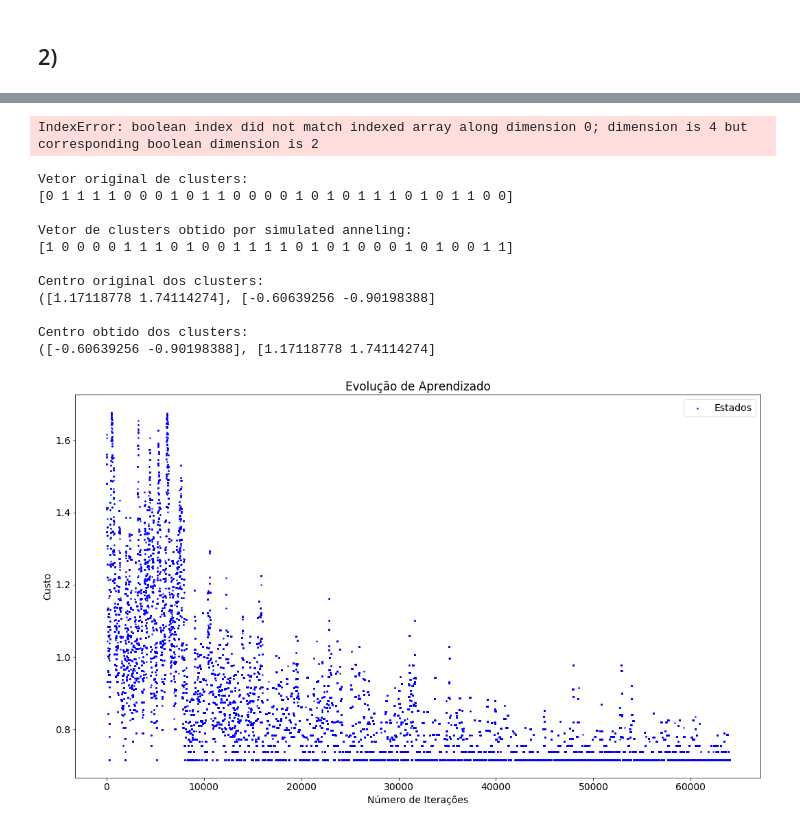
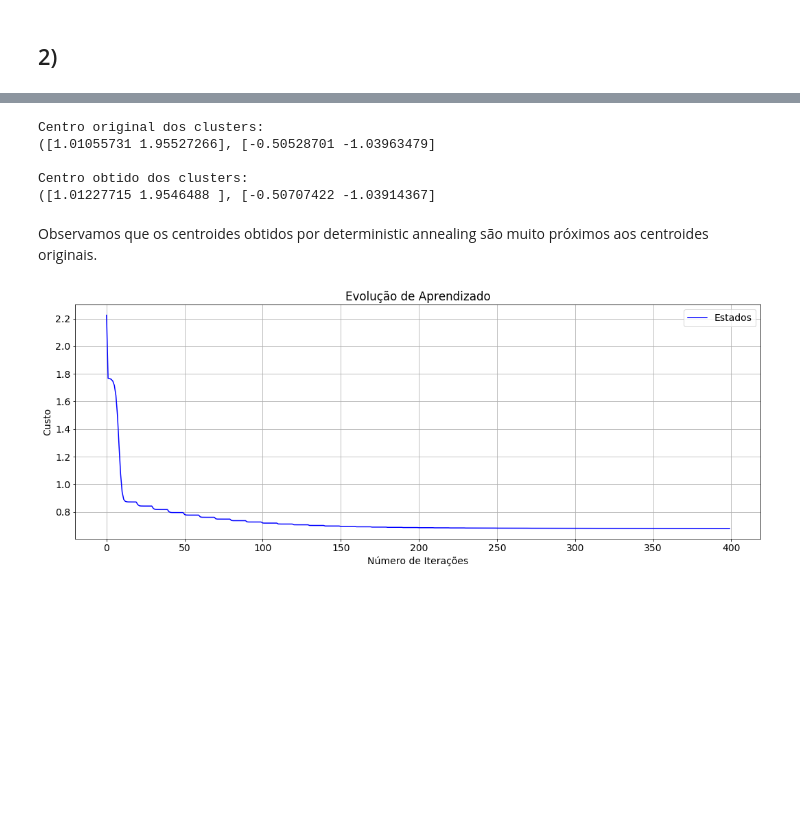
Before and after one commit to brenoarosa/cpe723, a Jupyter notebook: Lista 3.ipynb, the cells around one changed output, grey strips where cells are left out. Saved outputs shown, nothing was run; the diff lists cells and outputs as text; code cells hidden in the pictures; blank space fills up the shorter version.

```diff
--- a/Lista 3.ipynb
+++ b/Lista 3.ipynb
@@ -340,5 +267,16 @@ A função custo será a distância geométrica entre o ponto e o centro do seu
 # %%
-def clustering_deterministic_anneling(X, n_clusters, J, N, K, t0, alpha=0.9):
+def J(X, Y):
+    """
+    Calcula norma l2 média entre ponto e centro do cluster
+    """
+    d = np.zeros((Y.shape[0], X.shape[0])) # distance between point and clusters
+    for i, y in enumerate(Y):
+        d[i, :] = np.sqrt(((X - y)**2).sum(axis=1))
+
+    return d
+
+
+def clustering_deterministic_anneling(X, n_clusters, J, N, K, t0, alpha=0.95):
     """
     X: posição dos pontos
     n_clusters: número de clusters
@@ -351,9 +289,9 @@ def clustering_deterministic_anneling(X, n_clusters, J, N, K, t0, alpha=0.9):
 
     sample_size = X.shape[0]
 
-    S = np.zeros((K*N+1, n_clusters, 2), dtype=int) # matriz de historico dos clusters
+    S = np.zeros((K*N+1, n_clusters, 2), dtype=float) # matriz de historico dos clusters
+    D = np.zeros((K*N), dtype=float) # matriz de historico dos custos
     Y = np.random.normal(0, 1, size=(n_clusters, 2)) # estado inicial
-    print(Y)
     S[0, :, :] = Y.copy()
 
     idx = 0
@@ -362,12 +300,11 @@ def clustering_deterministic_anneling(X, n_clusters, J, N, K, t0, alpha=0.9):
         for _ in range(N):
             cost = J(X, Y)
 
-            Z = np.exp(-cost / T).sum(axis=0)
+            Z = np.exp(-cost / t).sum(axis=0)
 
-            py_given_x = np.exp(-cost / T) / Z
+            py_given_x = np.exp(-cost / t) / Z
 
-            D = (py_given_x * cost).sum() / len(X)
-            print(D)
+            D[idx] = (py_given_x * cost).sum() / len(X)
 
             py = py_given_x.sum(axis=1)
 
@@ -378,7 +315,6 @@ def clustering_deterministic_anneling(X, n_clusters, J, N, K, t0, alpha=0.9):
             idx += 1
 
     # Retorna historico de estados
-    print(Y)
-    return S
+    return S, D
 # %%
-S = clustering_deterministic_anneling(X, n_clusters=2, J=J, N=15, K=1000, t0=100)
+S, J_hist = clustering_deterministic_anneling(X, n_clusters=2, J=J, N=10, K=40, t0=1)
@@ -420,6 +320,0 @@ y_hat = Y_hat[-1, :, :]
-# %%
-c_hat = np.zeros((2,2))
-for i, cluster in enumerate(np.unique(y_hat)):
-    c_hat[i, :] = X[y_hat== cluster].mean(axis=0)
-# %% [output]
-IndexError: boolean index did not match indexed array along dimension 0; dimension is 4 but corresponding boolean dimension is 2
@@ -426,43 +323,28 @@ IndexError: boolean index did not match indexed array along dimension 0; dimensi
 # %%
-print(f"Vetor original de clusters:\n{y}\n")
-print(f"Vetor de clusters obtido por simulated anneling:\n{y_hat}\n")
 print(f"Centro original dos clusters:\n({c[0,:]}, {c[1,:]}\n")
-print(f"Centro obtido dos clusters:\n({c_hat[0,:]}, {c_hat[1,:]}")
+print(f"Centro obtido dos clusters:\n({y_hat[0,:]}, {y_hat[1,:]}")
 # %% [output]
-Vetor original de clusters:
-[0 1 1 1 1 0 0 0 1 0 1 1 0 0 0 0 1 0 1 0 1 1 1 0 1 0 1 1 0 0]
-
-Vetor de clusters obtido por simulated anneling:
-[1 0 0 0 0 1 1 1 0 1 0 0 1 1 1 1 0 1 0 1 0 0 0 1 0 1 0 0 1 1]
-
 Centro original dos clusters:
-([1.17118778 1.74114274], [-0.60639256 -0.90198388]
+([1.01055731 1.95527266], [-0.50528701 -1.03963479]
 
 Centro obtido dos clusters:
-([-0.60639256 -0.90198388], [1.17118778 1.74114274]
+([1.01227715 1.9546488 ], [-0.50707422 -1.03914367]
-# %%
-J_min = cluster_J(X, y, 2)
-
-J_hist = np.zeros(Y_hat.shape[0])
-for i in range(Y_hat.shape[0]):
-    J_hist[i] = cluster_J(X, Y_hat[i, :], 2)
+# %% [markdown]
+Observamos que os centroides obtidos por deterministic annealing são muito próximos aos centroides originais.
 # %%
 # visualização da evolução da função custo
 
-plt.figure(figsize=(15, 9))
+plt.figure(figsize=(15, 6))
 
-J_hist_mean = J_hist[:-1].reshape((-1,500))[:, 0]
-J_hist_std = np.abs(J_hist[:-1].reshape((-1, 500)).std(axis=1))
-
-#plt.axhline(J_min, color='r', label='Solução Ótima')
-plt.scatter(range(len(J_hist)), J_hist, s=2, color='b', label='Estados')
+plt.plot(range(len(J_hist)), J_hist, color='b', label='Estados')
 
 plt.legend(loc="upper right")
 plt.title("Evolução de Aprendizado")
 plt.ylabel("Custo")
 plt.xlabel("Número de Iterações")
+plt.grid()
 
 plt.tight_layout()
 plt.show()
 # %% [output]
-[figure, old version]
+[figure, new version]
```
Also changed, not shown: parts of 22 cells of this notebook, 1 other file.
